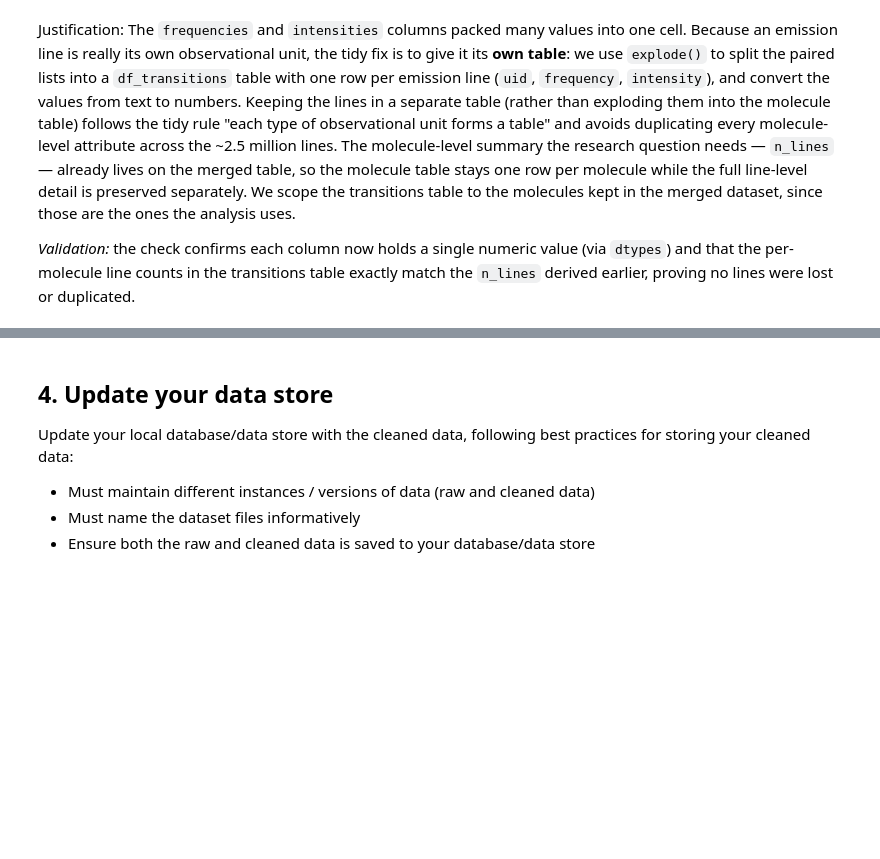
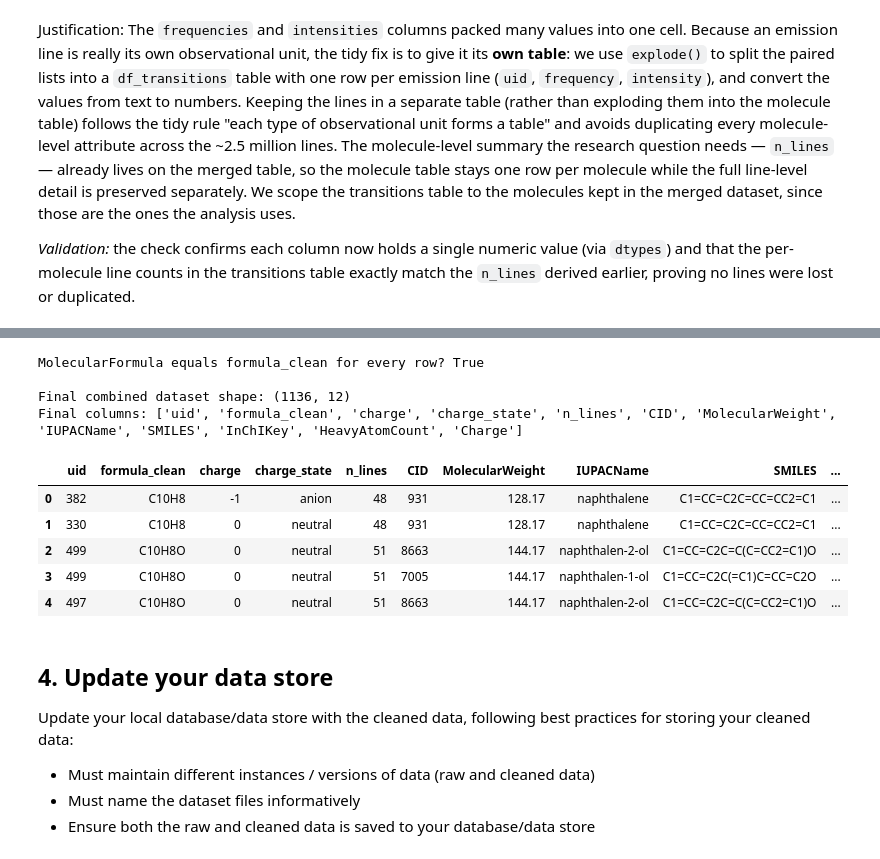
Before and after one commit to thebreadishard/udacity-data-wrangling, a Jupyter notebook: Data_Wrangling_Project_Starter.ipynb, the cells around one changed output, grey strips where cells are left out. Drawn from its saved outputs; the diff is of its cells as text; code cells hidden in the pictures; blank space fills up the shorter version.

Commit message:
Trim final combined dataset: drop redundant MolecularFormula, keep columns for future use

```diff
--- a/Data_Wrangling_Project_Starter.ipynb
+++ b/Data_Wrangling_Project_Starter.ipynb
@@ -757,3 +755,28 @@ Depending on the datasets, you can also peform the combination before the cleani
+# %%
+# Remove only variables that carry no new information. Here that is 'MolecularFormula':
+# after the inner merge it is an exact duplicate of 'formula_clean' (the join key).
+# Everything else is kept - including SMILES, InChIKey, HeavyAtomCount and PubChem's
+# 'Charge' - for possible future analysis beyond this project's research question.
+# (PubChem 'Charge' is mostly 0 but not constant - two compounds are +1 - so it is kept.)
+print("MolecularFormula equals formula_clean for every row?",
+      (df_merged["MolecularFormula"] == df_merged["formula_clean"]).all())
+
+df_final = df_merged.drop(columns=["MolecularFormula"])
+
+print("\nFinal combined dataset shape:", df_final.shape)
+print("Final columns:", list(df_final.columns))
+df_final.head()
+# %% [output]
+MolecularFormula equals formula_clean for every row? True
+
+Final combined dataset shape: (1136, 12)
+Final columns: ['uid', 'formula_clean', 'charge', 'charge_state', 'n_lines', 'CID', 'MolecularWeight', 'IUPACName', 'SMILES', 'InChIKey', 'HeavyAtomCount', 'Charge']
+|  | uid | formula_clean | charge | charge_state | n_lines | CID | MolecularWeight | IUPACName | SMILES | ... |
+| 0 | 382 | C10H8 | -1 | anion | 48 | 931 | 128.17 | naphthalene | C1=CC=C2C=CC=CC2=C1 | ... |
+| 1 | 330 | C10H8 | 0 | neutral | 48 | 931 | 128.17 | naphthalene | C1=CC=C2C=CC=CC2=C1 | ... |
+| 2 | 499 | C10H8O | 0 | neutral | 51 | 8663 | 144.17 | naphthalen-2-ol | C1=CC=C2C=C(C=CC2=C1)O | ... |
+| 3 | 499 | C10H8O | 0 | neutral | 51 | 7005 | 144.17 | naphthalen-1-ol | C1=CC=C2C(=C1)C=CC=C2O | ... |
+| 4 | 497 | C10H8O | 0 | neutral | 51 | 8663 | 144.17 | naphthalen-2-ol | C1=CC=C2C=C(C=CC2=C1)O | ... |
 # %% [markdown]
 ## 4. Update your data store
 Update your local database/data store with the cleaned data, following best practices for storing your cleaned data:
```
Also changed, not shown: parts of 3 cells of this notebook.
